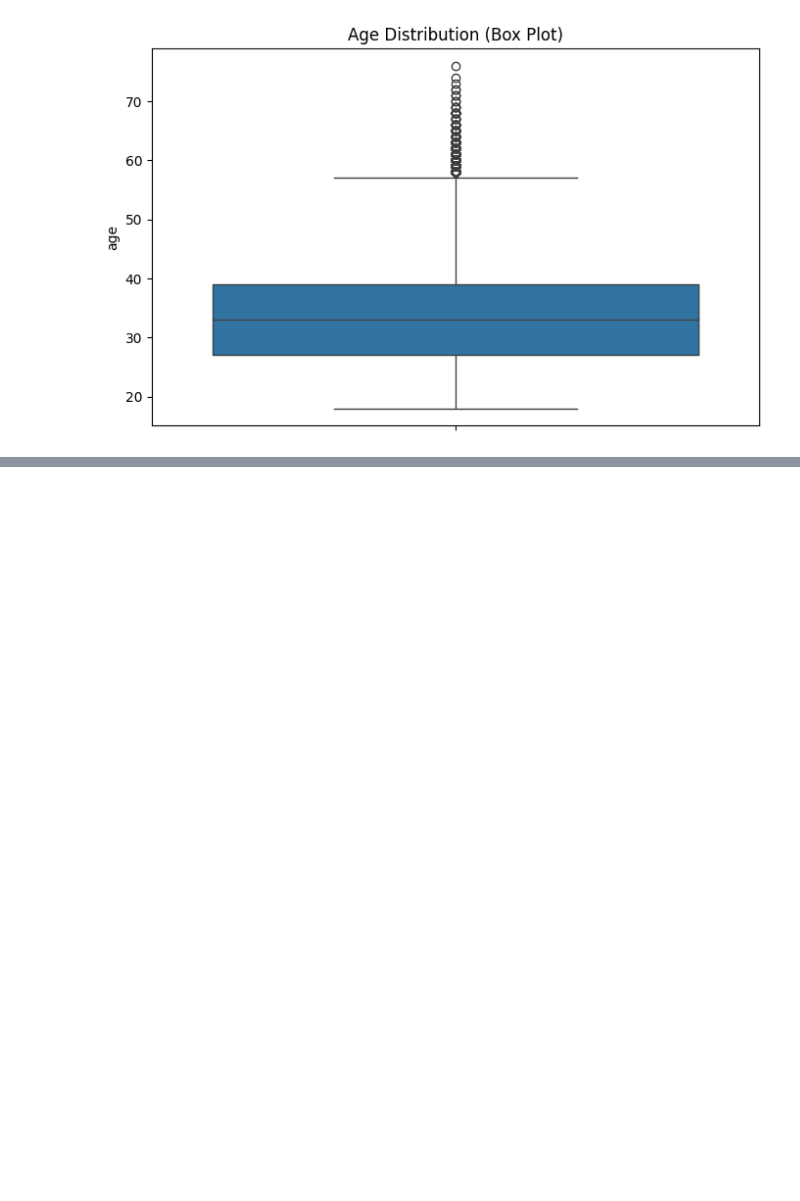
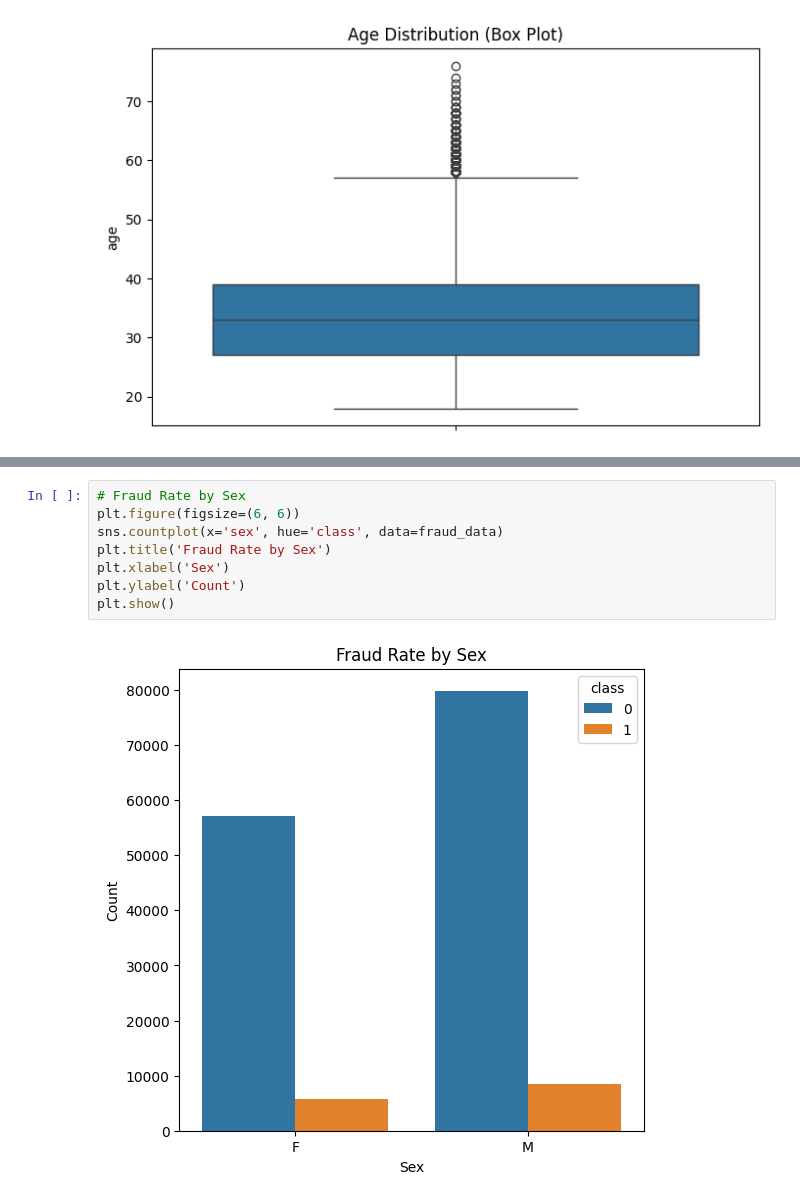
Before and after one commit to surak-alf/Fraud_Detection, a Jupyter notebook: notebook/data_analysis.ipynb, the cells around one changed output, grey strips where cells are left out. Drawn from its saved outputs; the diff is of its cells as text; blank space fills up the shorter version.

```diff
--- a/notebook/data_analysis.ipynb
+++ b/notebook/data_analysis.ipynb
@@ -118,0 +146,10 @@ univariate_analysis(fraud_data)
+# %%
+# Fraud Rate by Sex
+plt.figure(figsize=(6, 6))
+sns.countplot(x='sex', hue='class', data=fraud_data)
+plt.title('Fraud Rate by Sex')
+plt.xlabel('Sex')
+plt.ylabel('Count')
+plt.show()
+# %% [output]
+[figure, added]
```
Also changed, not shown: parts of 17 cells of this notebook.
